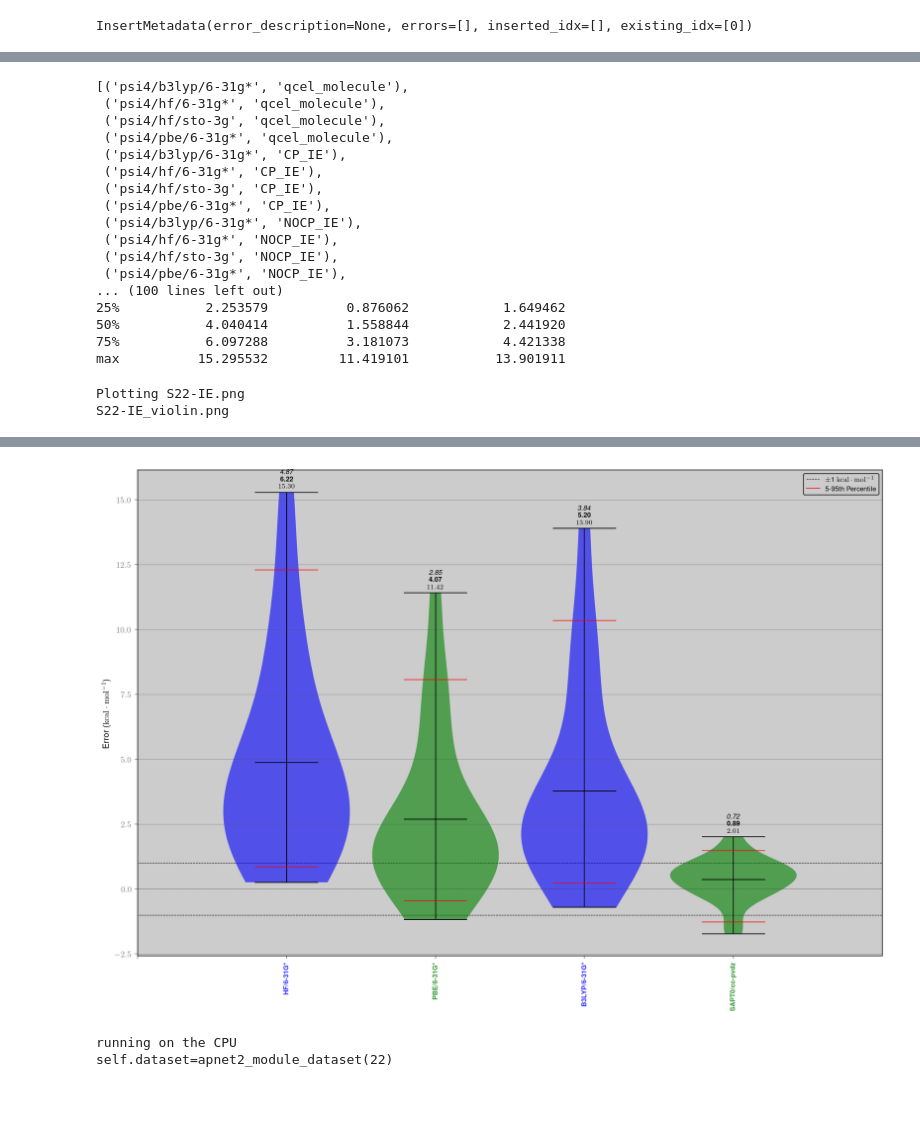
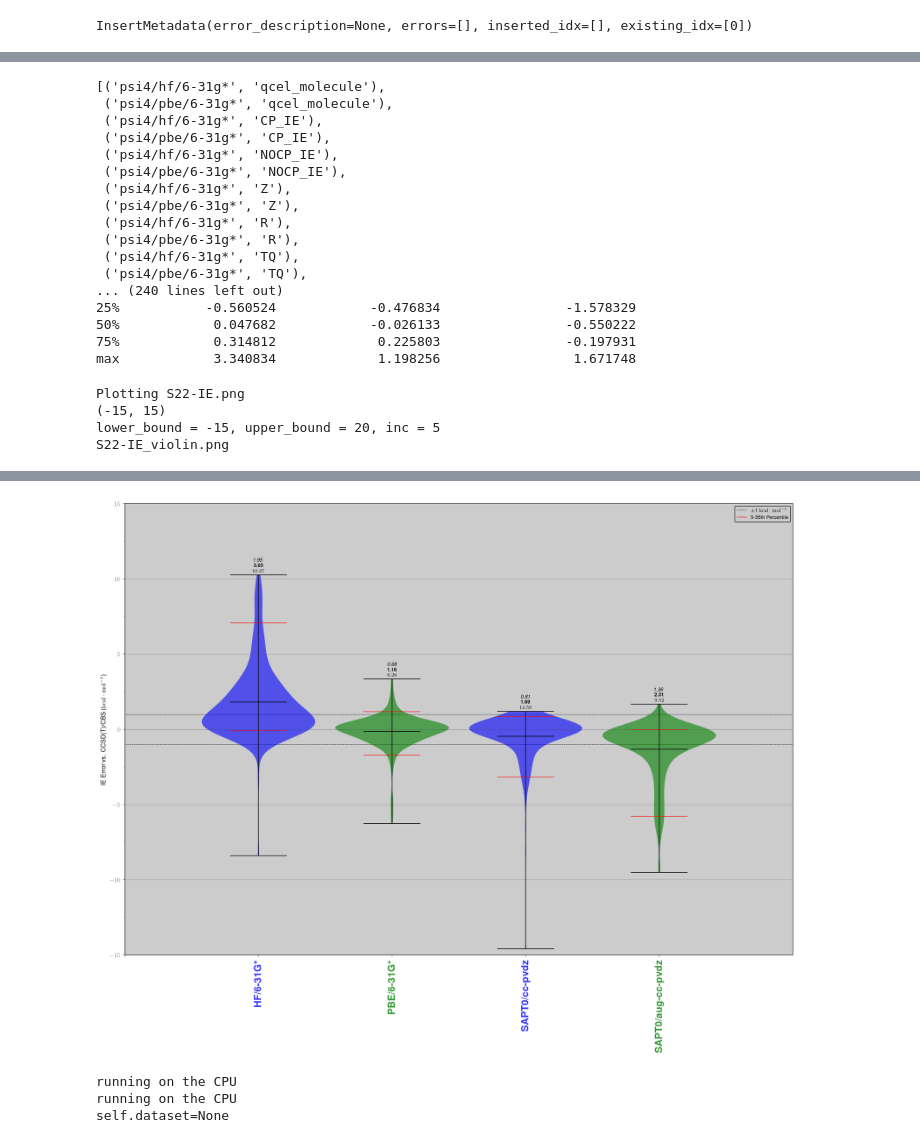
Before and after one commit to cyber-shuttle/psi4_interaction_energy_cybershuttle, a Jupyter notebook: demo.ipynb, the cells around one changed output, grey strips where cells are left out. Saved outputs shown, nothing was run; the diff lists cells and outputs as text; code cells hidden in the pictures; blank space fills up the shorter version.

```diff
--- a/demo.ipynb
+++ b/demo.ipynb
@@ -395,8 +366,8 @@ ManybodyDataset(id=2, dataset_type='manybody', name='S22-manybody', description=
                      'energy_body_dict',
                      'component_properties']}
 # %%
-# Multipole Molecule assemble
-def assemble_multipole_data(record):
+# Singlepoint data assemble
+def assemble_singlepoint_data(record):
     record_dict = record.dict()
     qcvars = record_dict["properties"]
     level_of_theory = f"{record_dict['specification']['method']}/{record_dict['specification']['basis']}"
@@ -434,7 +405,6 @@ def assemble_multipole_data(record):
         sapt_energies[2] = qcvars['sapt exch energy']
         sapt_energies[3] = qcvars['sapt ind energy']
         sapt_energies[4] = qcvars['sapt disp energy']
-        # pp(record_dict)
         return (
         record.molecule,
         None,
@@ -453,7 +423,7 @@ def assemble_multipole_data(record):
 
 
 
-def assemble_multipole_data_value_names():
+def assemble_singlepoint_data_value_names():
     return [
         'qcel_molecule',
         "volume ratios",
@@ -470,16 +440,11 @@ def assemble_multipole_data_value_names():
     ]
 
 df = ds.compile_values(
-    value_call=assemble_multipole_data,
-    value_names=assemble_multipole_data_value_names(),
+    value_call=assemble_singlepoint_data,
+    value_names=assemble_singlepoint_data_value_names(),
     unpack=True,
 )
-# print(df)
 pp(df.columns.tolist())
-print(df['psi4/hf/sto-3g'])
-pp(df['psi4/hf/sto-3g'].columns.tolist())
 df_sapt0 = df['psi4/SAPT0/cc-pvdz']
-print(df_sapt0.columns.tolist())
-print(df_sapt0)
 # %% [output]
 [('psi4/SAPT0/cc-pvdz', 'qcel_molecule'),
@@ -557,19 +512,12 @@ S22-IE-9       Molecule(name='C7H10', formula='C7H10', hash='...  ...
 # %%
 from cdsg_plot import error_statistics
 
-pp(df_mb.columns.tolist())
-print(len(df_sapt0))
-print(len(df_sapt0['SAPT Energies']))
-print(len(df_sapt0['SAPT Energies'].apply(lambda x: x[0] * h2kcalmol)))
-
 df_sapt0['sapt0 total energes'] = df_sapt0['SAPT Energies'].apply(lambda x: x[0] * h2kcalmol)
-print(df_sapt0['sapt0 total energes'])
 df_plot = pd.DataFrame(
     {
-        "qcel_molecule": df_mb["psi4/hf/sto-3g"]["qcel_molecule"],
+        "qcel_molecule": df_mb["psi4/pbe/6-31g*"]["qcel_molecule"],
         "HF/6-31G*": df_mb["psi4/hf/6-31g*"]["CP_IE"],
         "PBE/6-31G*": df_mb["psi4/pbe/6-31g*"]["CP_IE"],
-        "B3LYP/6-31G*": df_mb["psi4/b3lyp/6-31g*"]["CP_IE"],
         'SAPT0/cc-pvdz': df_sapt0['sapt0 total energes'].values,
     }
 )
@@ -578,59 +526,70 @@ id = [int(i[7:]) for i in df_plot.index]
 df_plot['id'] = id
 df_plot.sort_values(by='id', inplace=True, ascending=True)
 df_plot['reference'] = ref_IEs
+df_plot['SAPT0/aug-cc-pvdz'] = sapt0_adz
 df_plot['HF/6-31G* error'] = (df_plot['HF/6-31G*'] - df_plot['reference']).astype(float)
 df_plot['PBE/6-31G* error'] = (df_plot['PBE/6-31G*'] - df_plot['reference']).astype(float)
-df_plot['B3LYP/6-31G* error'] = (df_plot['B3LYP/6-31G*'] - df_plot['reference']).astype(float)
 df_plot['SAPT0/cc-pvdz error'] = (df_plot['SAPT0/cc-pvdz'] - df_plot['reference']).astype(float)
+df_plot['SAPT0/aug-cc-pvdz error'] = (df_plot['SAPT0/aug-cc-pvdz'] - df_plot['reference']).astype(float)
 pd.set_option('display.max_rows', None)
-print(df_plot)
-print(df_plot[['HF/6-31G* error', 'PBE/6-31G* error', 'B3LYP/6-31G* error']].describe())
+print(df_plot[['PBE/6-31G*', 'SAPT0/cc-pvdz', 'reference', "SAPT0/aug-cc-pvdz"]])
+print(df_plot[['PBE/6-31G* error', 'SAPT0/cc-pvdz error', "SAPT0/aug-cc-pvdz error"]].describe())
 # %% [output]
-[('psi4/b3lyp/6-31g*', 'qcel_molecule'),
- ('psi4/hf/6-31g*', 'qcel_molecule'),
- ('psi4/hf/sto-3g', 'qcel_molecule'),
+[('psi4/hf/6-31g*', 'qcel_molecule'),
  ('psi4/pbe/6-31g*', 'qcel_molecule'),
- ('psi4/b3lyp/6-31g*', 'CP_IE'),
  ('psi4/hf/6-31g*', 'CP_IE'),
- ('psi4/hf/sto-3g', 'CP_IE'),
  ('psi4/pbe/6-31g*', 'CP_IE'),
- ('psi4/b3lyp/6-31g*', 'NOCP_IE'),
  ('psi4/hf/6-31g*', 'NOCP_IE'),
- ('psi4/hf/sto-3g', 'NOCP_IE'),
  ('psi4/pbe/6-31g*', 'NOCP_IE'),
-... (100 lines left out)
-25%           2.253579          0.876062            1.649462
-50%           4.040414          1.558844            2.441920
-75%           6.097288          3.181073            4.421338
-max          15.295532         11.419101           13.901911
+ ('psi4/hf/6-31g*', 'Z'),
+ ('psi4/pbe/6-31g*', 'Z'),
+ ('psi4/hf/6-31g*', 'R'),
+ ('psi4/pbe/6-31g*', 'R'),
+ ('psi4/hf/6-31g*', 'TQ'),
+ ('psi4/pbe/6-31g*', 'TQ'),
+... (240 lines left out)
+25%           -0.560524            -0.476834                -1.578329
+50%            0.047682            -0.026133                -0.550222
+75%            0.314812             0.225803                -0.197931
+max            3.340834             1.198256                 1.671748
 # %%
 error_statistics.violin_plot(
     df_plot,
     df_labels_and_columns={
         "HF/6-31G*": "HF/6-31G* error",
         "PBE/6-31G*": "PBE/6-31G* error",
-        "B3LYP/6-31G*": "B3LYP/6-31G* error",
+        # "B3LYP/6-31G*": "B3LYP/6-31G* error",
         "SAPT0/cc-pvdz": "SAPT0/cc-pvdz error",
+        "SAPT0/aug-cc-pvdz": "SAPT0/aug-cc-pvdz error",
     },
     output_filename="S22-IE.png",
-    figure_size=(8, 6),
+    figure_size=(6, 6),
+    x_label_fontsize=16,
+    ylim=(-15, 15),
+    ylabel=r"IE Error vs. CCSD(T)/CBS ($\mathrm{kcal\cdot mol^{-1}}$)",
 )
 # %% [output]
 Plotting S22-IE.png
+(-15, 15)
+lower_bound = -15, upper_bound = 20, inc = 5
 S22-IE_violin.png
 [figure]
-[figure, old version]
+[figure, new version]
 # %%
 import apnet_pt
 from apnet_pt.AtomPairwiseModels.apnet2 import APNet2Model
 
-ap2 = APNet2Model(dataset=ds2).set_pretrained_model(model_id=0)
+atom_model = apnet_pt.AtomModels.ap2_atom_model.AtomModel().set_pretrained_model(model_id=0)
+ap2 = APNet2Model(atom_model=atom_model.model).set_pretrained_model(model_id=0)
+ap2.atom_model = atom_model.model
 apnet2_ies_predicted = ap2.predict_qcel_mols(
     mols=df_plot['qcel_molecule'].tolist(),
+    batch_size=16
 )
 # %% [output]
 running on the CPU
-self.dataset=apnet2_module_dataset(22)
+running on the CPU
+self.dataset=None
 # %%
 # AP-Net2 IE
 df_plot['APNet2'] = np.sum(apnet2_ies_predicted, axis=1)
```
Also changed, not shown: parts of 29 cells of this notebook, 5 other files.
